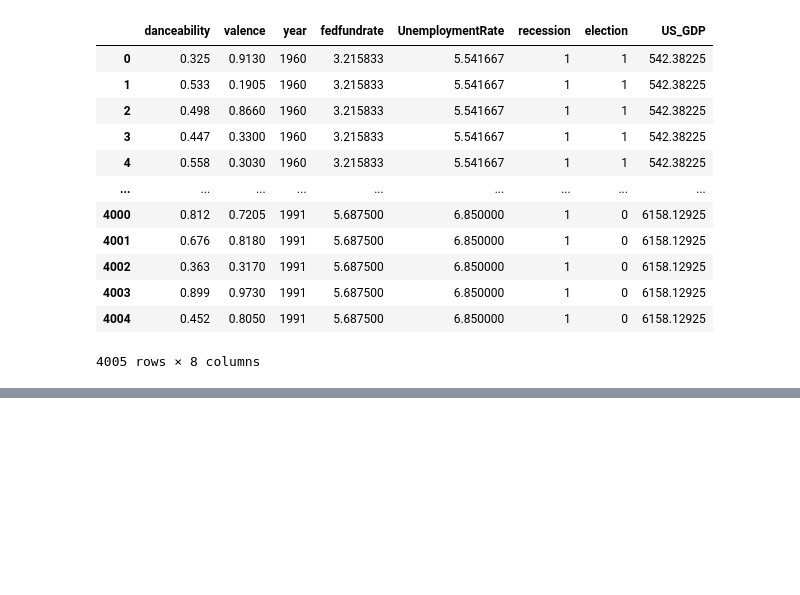
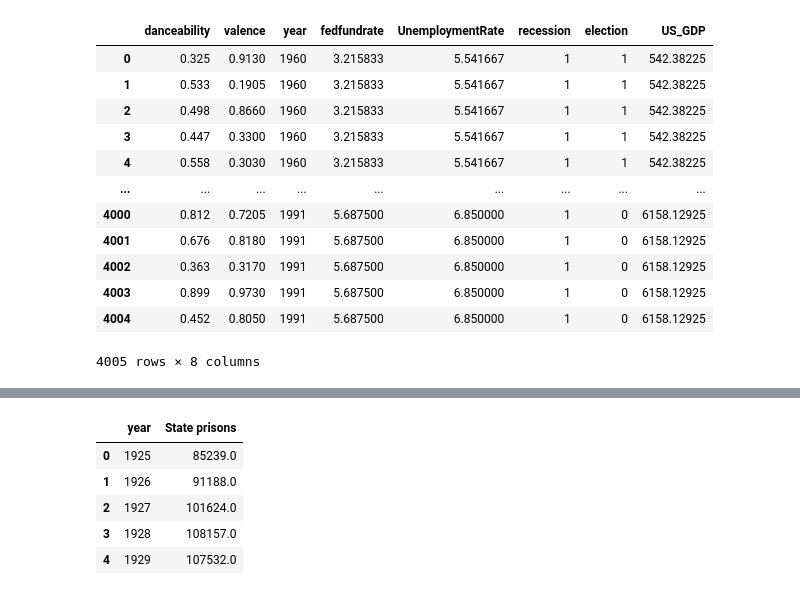
Before and after one commit to yp358/info2950-proj, a Jupyter notebook: final_cleaned_data.ipynb, the cells around one changed output, grey strips where cells are left out. Cells and saved outputs as stored; diff of their text form; code cells hidden in the pictures; blank space fills up the shorter version.

```diff
--- a/final_cleaned_data.ipynb
+++ b/final_cleaned_data.ipynb
@@ -443,0 +400,19 @@ cleandata
+# %%
+incar = incar.transpose() #switch row and column
+incar.columns = incar.iloc[0] # Reset index
+incar = incar[1:]
+incar.columns = ['year', 'State prisons']
+incar['year'] = incar['year'].astype(int)
+incar['year'] = pd.to_datetime(incar['year'], format='%Y')
+incar['year'] = incar['year'].dt.year
+incar['State prisons'] = incar['State prisons'].astype(float)
+
+incar.reset_index(drop=True, inplace=True) # Reset the index
+incar.head()
+# %% [output]
+|  | year | State prisons |
+| 0 | 1925 | 85239.0 |
+| 1 | 1926 | 91188.0 |
+| 2 | 1927 | 101624.0 |
+| 3 | 1928 | 108157.0 |
+| 4 | 1929 | 107532.0 |
```
Also changed, not shown: parts of 94 cells of this notebook, 6 other files.
